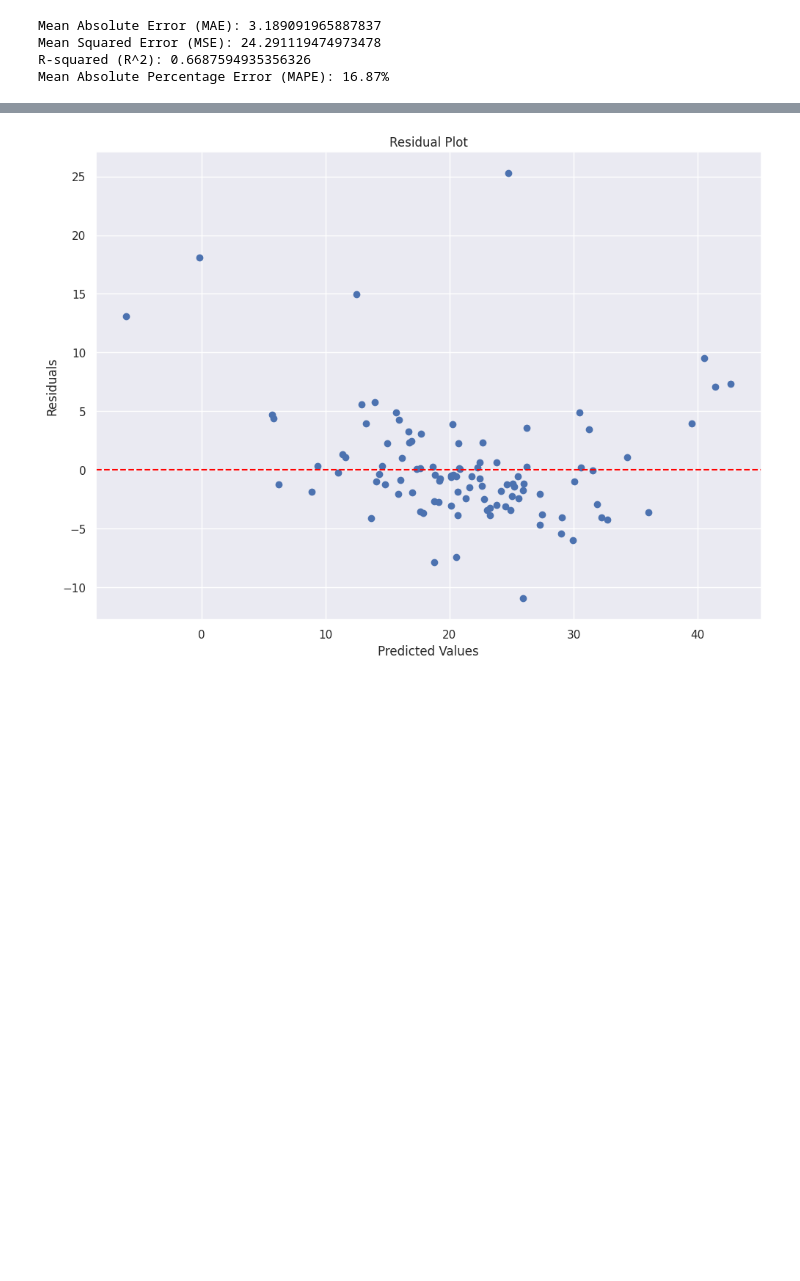
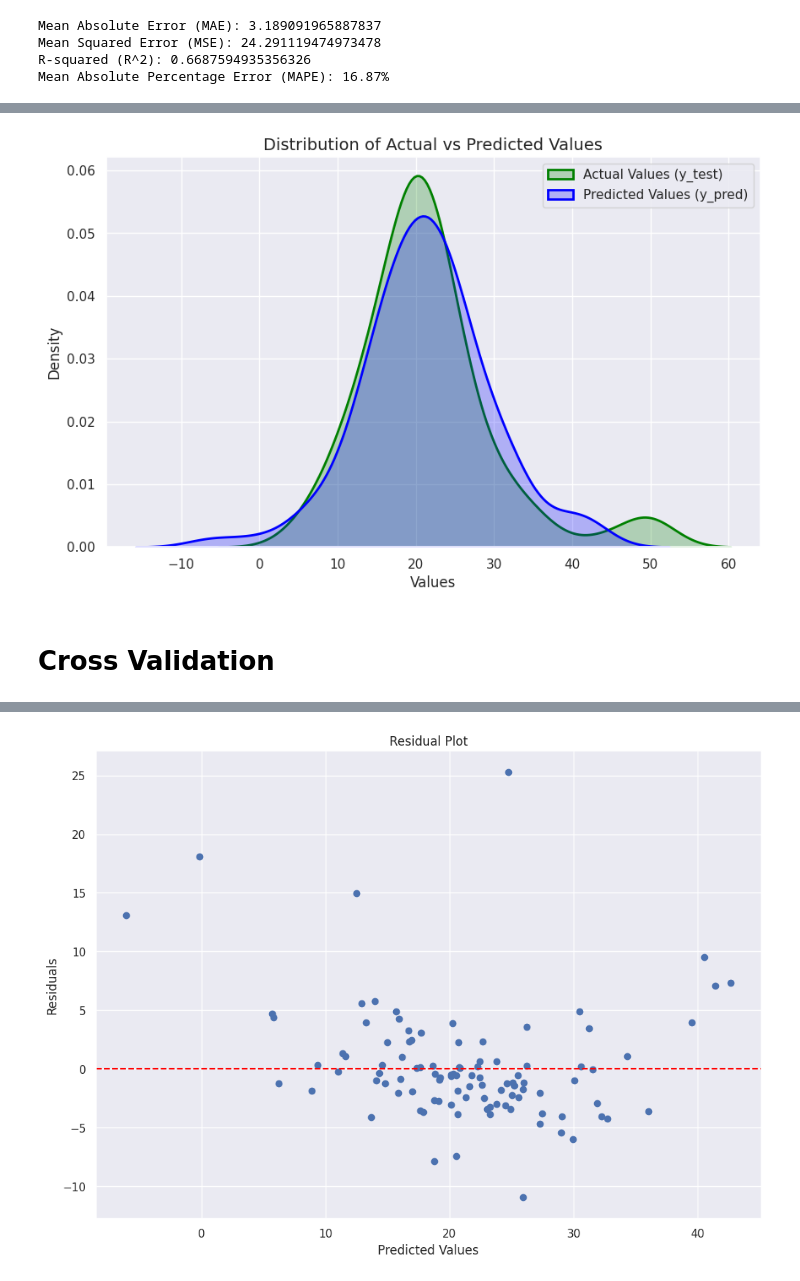
Before and after one commit to d4dika/dumbcode, a Jupyter notebook: Boston Housing Predict [LinearRegression].ipynb, the cells around one changed output, grey strips where cells are left out. Saved outputs shown, nothing was run; the diff lists cells and outputs as text; code cells hidden in the pictures; blank space fills up the shorter version.

```diff
--- a/Boston Housing Predict [LinearRegression].ipynb
+++ b/Boston Housing Predict [LinearRegression].ipynb
@@ -286,0 +362,19 @@ Mean Absolute Percentage Error (MAPE): 16.87%
+# %%
+# Membuat distplot untuk nilai aktual dan prediksi
+plt.figure(figsize=(10, 6))
+sns.kdeplot(y_test, color='green', label='Actual Values (y_test)', fill=True, linewidth=2)
+sns.kdeplot(y_pred, color='blue', label='Predicted Values (y_pred)', fill=True, linewidth=2)
+
+# Menambahkan judul, label, dan legenda
+plt.title('Distribution of Actual vs Predicted Values', fontsize=14)
+plt.xlabel('Values', fontsize=12)
+plt.ylabel('Density', fontsize=12)
+plt.legend()
+plt.grid(True)
+
+# Menampilkan plot
+plt.show()
+# %% [output]
+[figure, added]
+# %% [markdown]
+# Cross Validation
```
Also changed, not shown: parts of 7 cells of this notebook.
